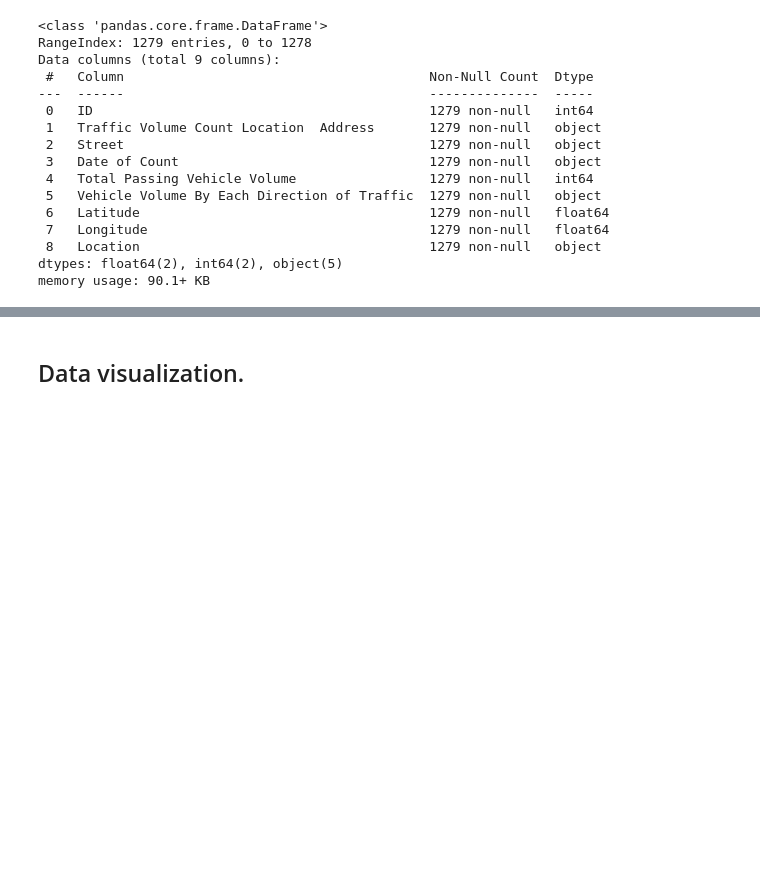
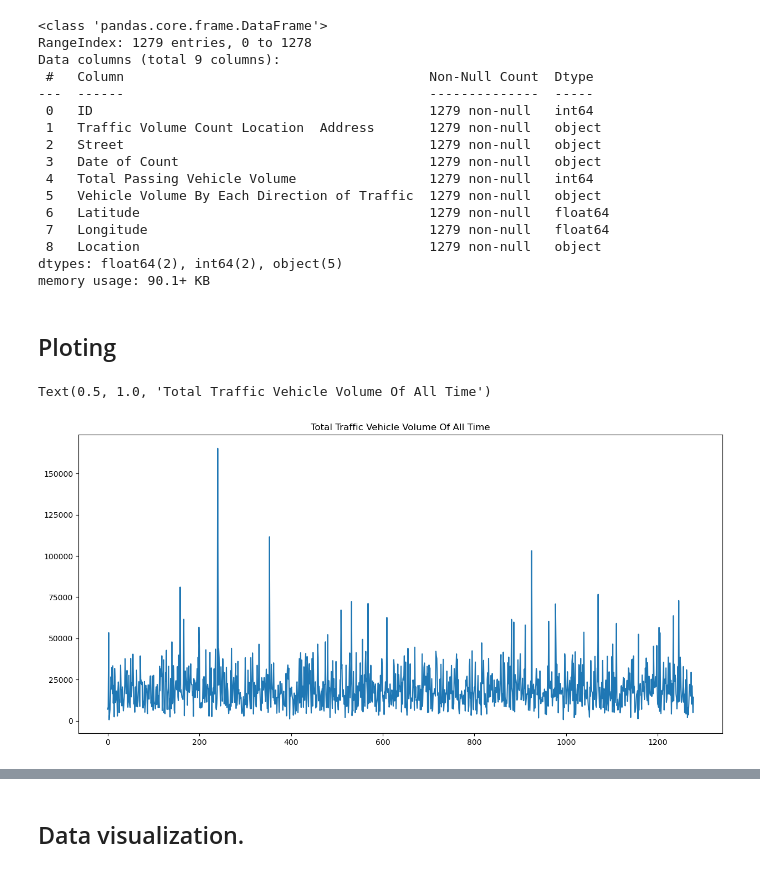
Before and after one commit to TariqAlhathloul/Time-Series-Forecasting-Project, a Jupyter notebook: WorkSpace/traffic_Counts.ipynb, the cells around one changed output, grey strips where cells are left out. Drawn from its saved outputs; the diff is of its cells as text; code cells hidden in the pictures; blank space fills up the shorter version.

Commit message:
EDA and Data Visualization

```diff
--- a/WorkSpace/traffic_Counts.ipynb
+++ b/WorkSpace/traffic_Counts.ipynb
@@ -102,3 +102,12 @@ Data columns (total 9 columns):
  8   Location                                     1279 non-null   object
 dtypes: float64(2), int64(2), object(5)
 memory usage: 90.1+ KB
+# %% [markdown]
+## Ploting
+# %%
+plt.figure(figsize=(15, 7))
+plt.plot(range(len(df_traffic['Total Passing Vehicle Volume'])), df_traffic['Total Passing Vehicle Volume'])
+plt.title("Total Traffic Vehicle Volume Of All Time")
+# %% [output]
+Text(0.5, 1.0, 'Total Traffic Vehicle Volume Of All Time')
+[figure, added]
```
Also changed, not shown: parts of 5 cells of this notebook.
